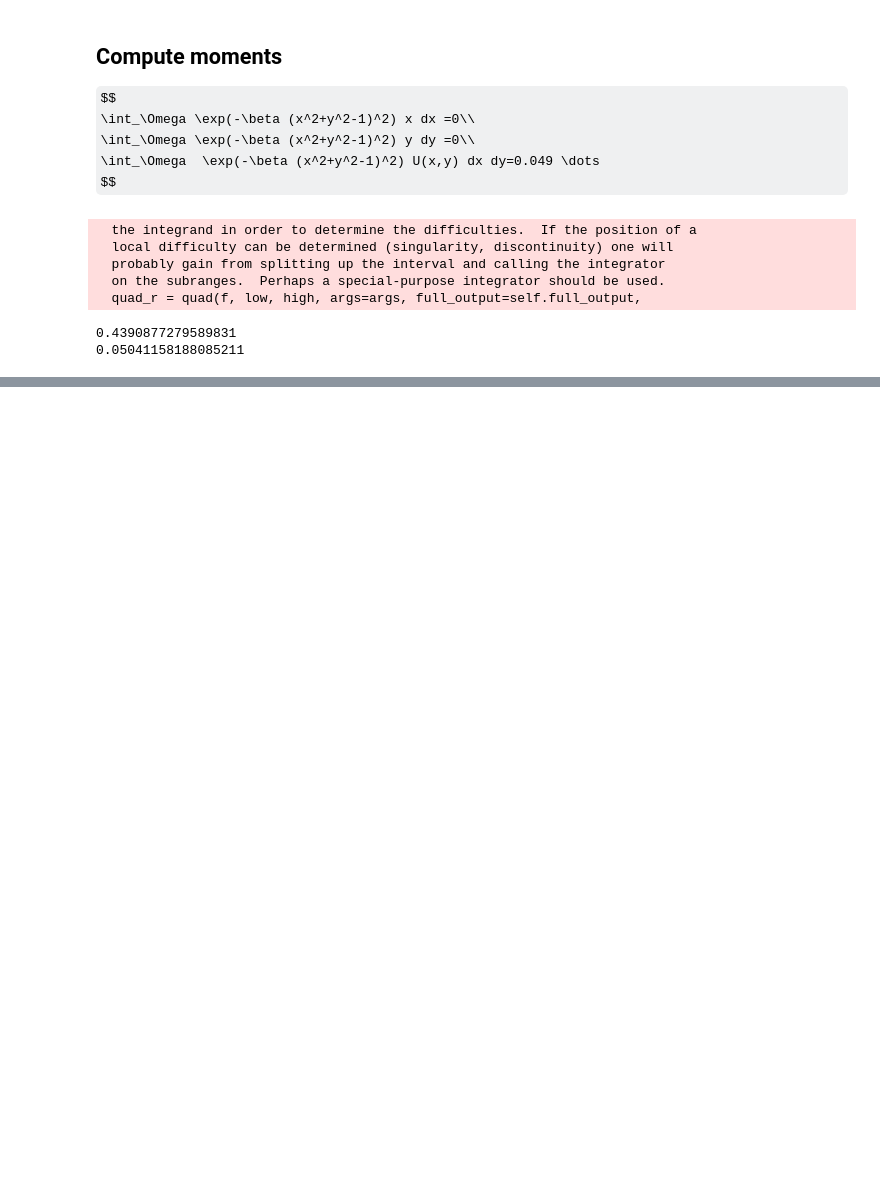
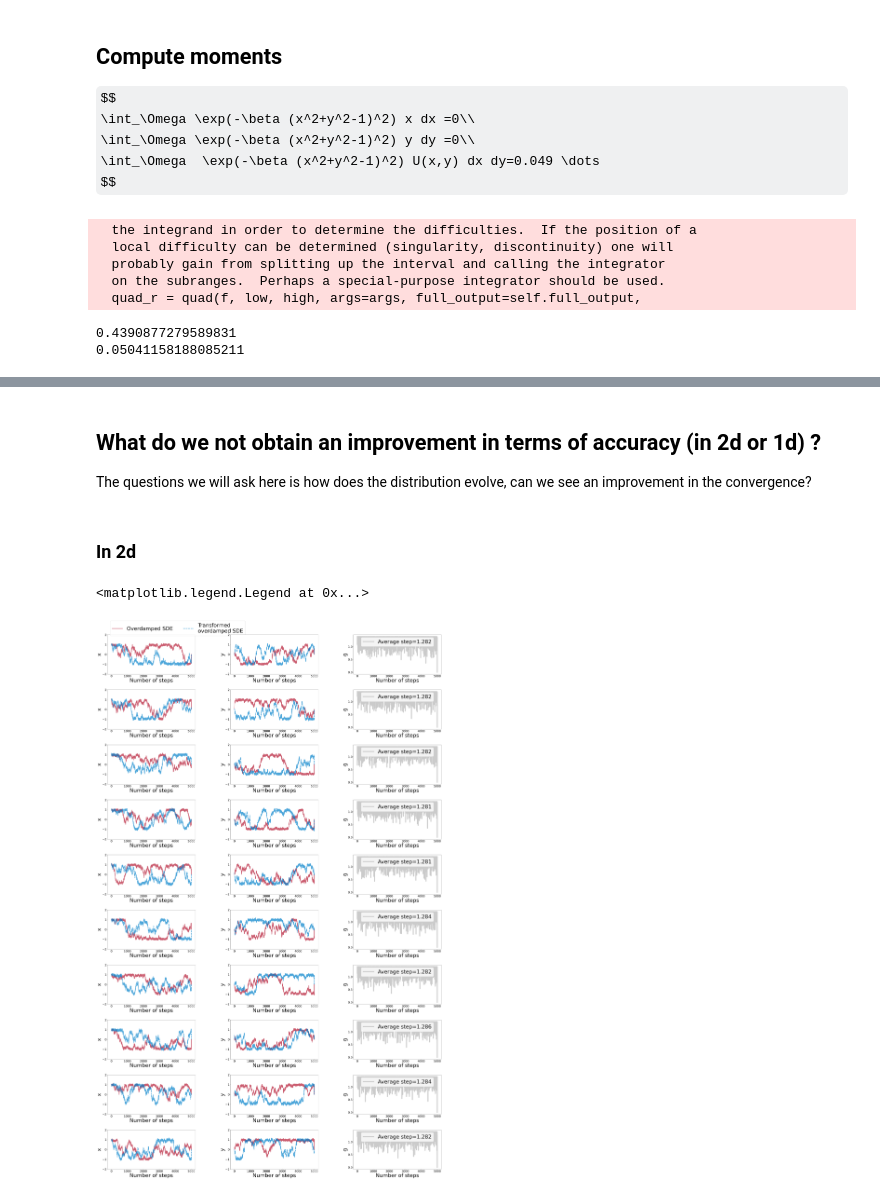
Before and after one commit to alixsleroy/Stepupyourgame, a Jupyter notebook: eddie/visualisations/Anisotropic_1d_2d_exploration.ipynb, the cells around one changed output, grey strips where cells are left out. Drawn from its saved outputs; the diff is of its cells as text; code cells hidden in the pictures; some formulas as TeX source; blank space fills up the shorter version.

Commit message:
work on anisotropic

```diff
--- a/eddie/visualisations/Anisotropic_1d_2d_exploration.ipynb
+++ b/eddie/visualisations/Anisotropic_1d_2d_exploration.ipynb
@@ -746,0 +748,71 @@ ax3.legend(fontsize=font_size*0.8,ncol=1,loc="upper center", bbox_to_anchor=(0.5
+# %% [markdown]
+## What do we not obtain an improvement in terms of accuracy (in 2d or 1d) ?
+
+The questions we will ask here is how does the distribution evolve, can we see an improvement in the convergence?
+# %% [markdown]
+### In 2d
+# %%
+path="/home/s2133976/OneDrive/ExtendedProject/Code/Stepupyourgame/Stepupyourgame/data/C/data_overdamped_fewtraj_2d/"
+
+numsam=10
+numruns=int(500/0.03)
+M=1/1.5
+m=0.5
+
+fig, ((axs))= plt.subplots(numsam,3,figsize=(50,80))# plt.figure(figsize=(4,4))
+fig.subplots_adjust(left=0.1,bottom=0.1, right=0.9, top=0.9, wspace=0.4, hspace=0.4)
+nbins=100
+range_bins=[-3.,3.]
+font_size=45
+
+for i in range(numsam):
+    x_noada=np.hstack(openCfile(path+"vec_noada_x"+str(i)+".txt"))
+    y_noada=np.hstack(openCfile(path+"vec_noada_y"+str(i)+".txt"))
+    x_tr=np.hstack(openCfile(path+"vec_tr_x"+str(i)+".txt"))
+    y_tr=np.hstack(openCfile(path+"vec_tr_y"+str(i)+".txt"))
+    vec_g=np.hstack(openCfile(path+"vec_g"+str(i)+".txt"))
+
+    t=np.linspace(0,len(x_noada),len(x_noada))
+
+    # X
+    ###6
+    axs[i,0].plot(t,x_noada,"-",linewidth=lw,label='Overdamped SDE',color=myred)
+    axs[i,0].plot(t,x_tr,"--",linewidth=lw,alpha=0.7,label='Transformed\noverdamped SDE',color=myblue)
+    axs[i,0].set_ylim(-2.1,2.1)
+    axs[i,0].set_ylabel("x", fontsize=font_size)
+    axs[i,0].set_xlabel("Number of steps", fontsize=font_size)
+    axs[i,0].set_ylim(-2,2)
+
+
+
+    ############
+    ## Y vals ##
+    ############
+
+    axs[i,1].plot(t,y_noada,"-",linewidth=lw,label='Overdamped SDE',color=myred)
+    axs[i,1].plot(t,y_tr,"--",linewidth=lw,alpha=0.7,label='Transformed\noverdamped SDE',color=myblue)
+    axs[i,1].set_ylabel("y", fontsize=font_size)
+    axs[i,1].set_xlabel("Number of steps", fontsize=font_size)
+    axs[i,1].set_ylim(-2,2)
+
+    ############
+    ## Histograms g vals ##
+    ############
+    range_bins_g=[0,M+0.1]
+    histogram_g,bins = np.histogram(vec_g,bins=nbins,range=range_bins_g, density=True)
+    midx_noada = (bins[0:-1]+bins[1:])/2
+    mean_g=round(np.mean(vec_g),3)
+
+    axs[i,2].plot(t,vec_g,linewidth=lw*2,label='Average step='+str(mean_g),color=mygrey)
+    axs[i,2].legend(fontsize=font_size, loc="upper center")
+    axs[i,2].set_ylabel("g", fontsize=font_size)
+    axs[i,2].set_xlabel("Number of steps", fontsize=font_size)
+
+axs[0,0].legend(fontsize=font_size,loc="upper center",ncol=3,bbox_to_anchor=(0.8, 1.42))
+
+# os.chdir("/home/s2133976/OneDrive/ExtendedProject/Code/Stepupyourgame/Stepupyourgame/C++/overdamped/visualisation")
+# fig.savefig("figures/chains_anisotropic_2d.eps",dpi=1000)
+# fig.savefig("figures/chains_anisotropic_2d.pdf")
+# %% [output]
+<matplotlib.legend.Legend at 0x...>
+[figure, added]
```
Also changed, not shown: parts of 7 cells of this notebook, 6 other files.
